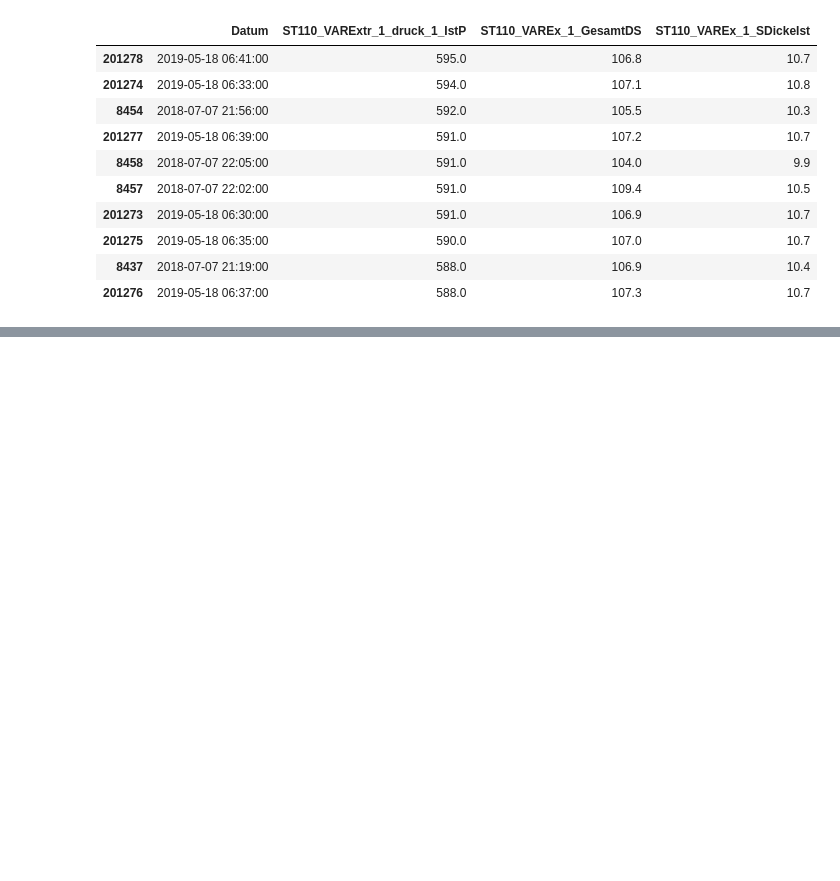
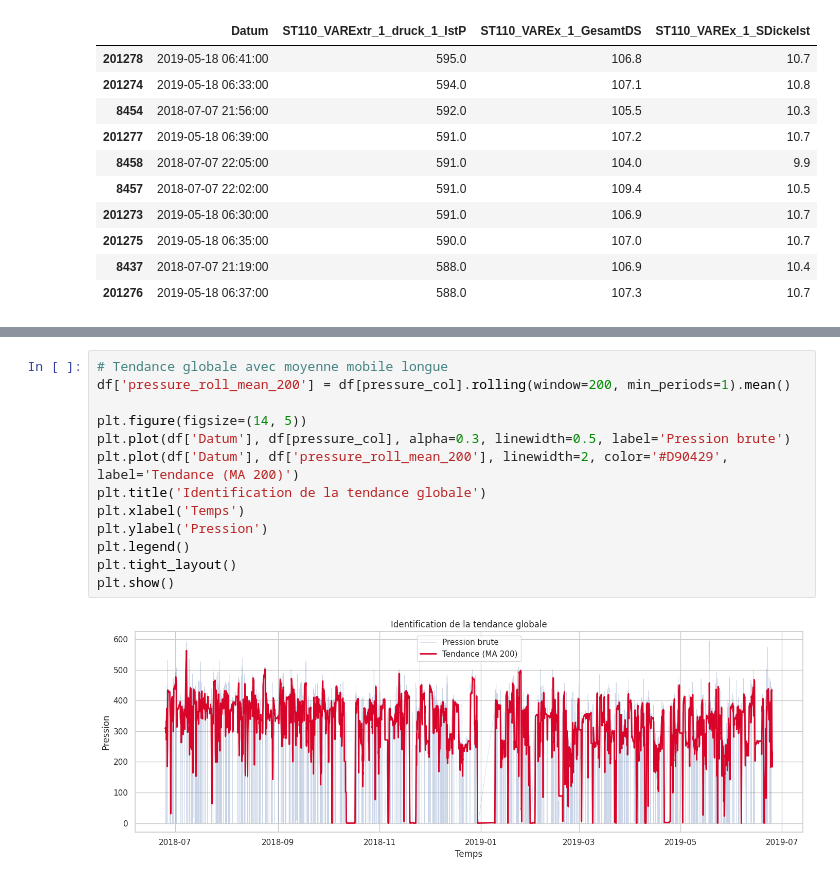
Before and after one commit to bdidier3/ProjetAnalyse, a Jupyter notebook: projet_bigdata_extrusion.ipynb, the cells around one changed output, grey strips where cells are left out. Saved outputs shown, nothing was run; the diff lists cells and outputs as text; blank space fills up the shorter version.

```diff
--- a/projet_bigdata_extrusion.ipynb
+++ b/projet_bigdata_extrusion.ipynb
@@ -266,3 +321,18 @@ ValueError: Mime type rendering requires nbformat>=4.2.0 but it is not installed
+# %%
+# Tendance globale avec moyenne mobile longue
+df['pressure_roll_mean_200'] = df[pressure_col].rolling(window=200, min_periods=1).mean()
+
+plt.figure(figsize=(14, 5))
+plt.plot(df['Datum'], df[pressure_col], alpha=0.3, linewidth=0.5, label='Pression brute')
+plt.plot(df['Datum'], df['pressure_roll_mean_200'], linewidth=2, color='#D90429', label='Tendance (MA 200)')
+plt.title('Identification de la tendance globale')
+plt.xlabel('Temps')
+plt.ylabel('Pression')
+plt.legend()
+plt.tight_layout()
+plt.show()
+# %% [output]
+[figure, added]
 # %% [markdown]
 ## 6) Derivation d'informations et interpretation
 
```
Also changed, not shown: parts of 13 cells of this notebook.
